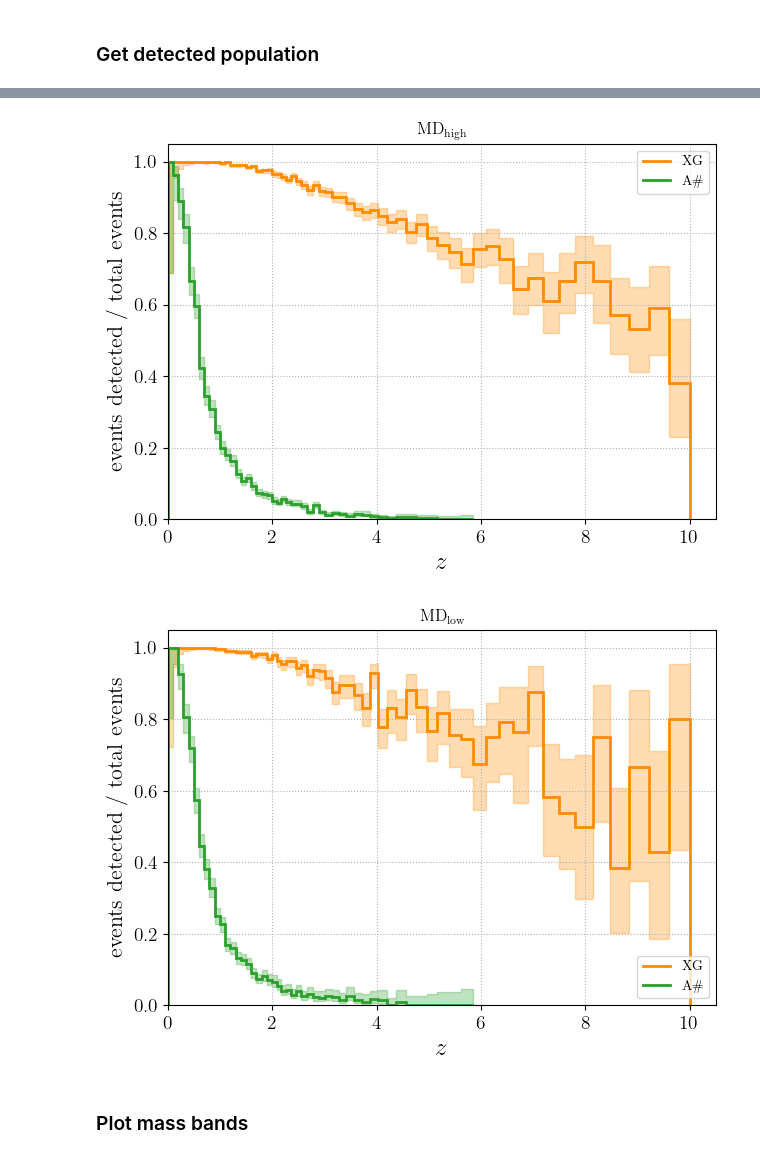
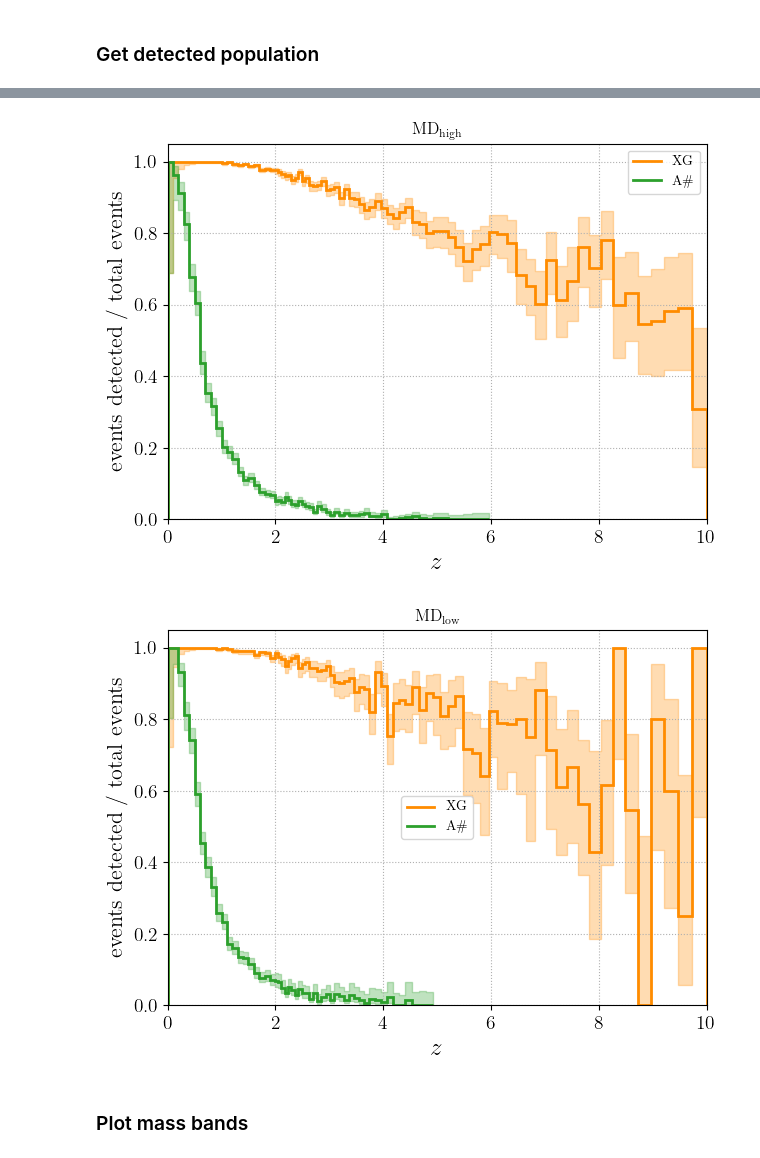
Before and after one commit to divyajyoti09/next_gen_detect, a Jupyter notebook: A-sharp_z_peak_mapping/Paper1_plots_extra.ipynb, the cells around one changed output, grey strips where cells are left out. Drawn from its saved outputs; the diff is of its cells as text; code cells hidden in the pictures.

```diff
--- a/A-sharp_z_peak_mapping/Paper1_plots_extra.ipynb
+++ b/A-sharp_z_peak_mapping/Paper1_plots_extra.ipynb
@@ -94,6 +103,7 @@ netws = {'A-Sharp':'LHI',
          'XG':'CE4020ET123'}
 plot_labels = {'CE4020ET123':'XG',
                'Asharp': 'A\#',
+               'O5c': 'O5c',
                'MD': 'MD',
                'MDhigh': 'MD\\textsubscript{high}',
                'MDlow': 'MD\\textsubscript{low}'}
@@ -246,6 +265,9 @@ def load_snrs(h5file, load_keys):
     return(pd.DataFrame(ret_dict))
 # %%
 input_pop_snrs = map_nested_dict(input_pop_files, load_snrs, ['redshift', 'mtotal'])
-input_pop_snrs['MD']['Asharp']['total']
+o5_snrs_file = os.path.join(project_dir, 'SNR_output_files_XPHM', 'BBH',
+                            'LHI_O5c_SNR_2_pop_PLP_spin_prec_fref_10_z_MD_zmax_10_lmrd_22_365_days_corrected_td_SNR_data.h5')
+input_pop_snrs['MD']['O5c'] = {'total':load_snrs(o5_snrs_file, ['redshift', 'mtotal'])}
+input_pop_snrs['MD']['O5c']['total']
 # %% [output]
 |  | SNR_H1 | SNR_I1 | SNR_L1 | SNR_network | mtotal | redshift |
@@ -421,6 +447,10 @@ def plot_efficiency_curve_Wilson(selected_data,
 ### Get detected population
 # %%
 for pop_type in input_pop_snrs.keys():
+    print('\n', pop_type)
     for netw in input_pop_snrs[pop_type].keys():
-        input_pop_snrs[pop_type][netw]['detected'] = get_detected_SNRs(input_pop_snrs[pop_type][netw]['total'], snr_type='opt')
+        print(netw)
+        input_pop_snrs[pop_type][netw]['detected'] = get_detected_SNRs(input_pop_snrs[pop_type][netw]['total'],
+                                                                       snr_type='opt',
+                                                                       method='network')
 # %% [output]
@@ -436,7 +479,7 @@ for pop_type in input_pop_snrs.keys():
     plt.figure()
     plt.hist(input_pop_snrs[pop_type]['CE4020ET123']['total']['redshift'], histtype=u'step',
              label=f"All ({len(input_pop_snrs[pop_type]['CE4020ET123']['total']['redshift'])})", bins=bins, linewidth=2, color='grey')
-    for netw, colr in zip(input_pop_snrs[pop_type].keys(), ['darkorange', 'tab:green']):
+    for netw, colr in zip(input_pop_snrs[pop_type].keys(), ['darkorange', 'tab:green', 'deeppink']):
         plt.hist(input_pop_snrs[pop_type][netw]['detected']['redshift'], histtype=u'step', color=colr,
                 label=f"{plot_labels[netw]} ({len(input_pop_snrs[pop_type][netw]['detected']['redshift'])})", bins=bins, linewidth=2)
     plt.legend()
@@ -446,5 +489,8 @@ for pop_type in input_pop_snrs.keys():
     plt.ylabel('Events / year', fontsize=16)
     plt.title(plot_labels[pop_type])
     plt.tight_layout()
-    plt.savefig(os.path.join(plot_dir, f'hist_z_events_detected_Asharp_XG_all_{pop_type}.png'), dpi=300)
+    if pop_type == 'MD':
+        plt.savefig(os.path.join(plot_dir, f'hist_z_events_detected_Asharp_XG_O5c_all_{pop_type}.png'), dpi=300)
+    else:
+        plt.savefig(os.path.join(plot_dir, f'hist_z_events_detected_Asharp_XG_all_{pop_type}.png'), dpi=300)
 # %% [output]
@@ -452,12 +498,14 @@ for pop_type in input_pop_snrs.keys():
 [figure]
 [figure]
 # %%
-full_bins = np.concatenate([np.arange(0,2,0.1), np.logspace(np.log10(2),1,40)])
-for pop_type in input_pop_snrs.keys():
+full_bins = np.concatenate([np.arange(0,2,0.1), np.logspace(np.log10(2),1,60)])
+for pop_type, Asharp_binlim in zip(input_pop_snrs.keys(), [5.5, 6, 5]):
     plt.figure()
-    for netw, colr in zip(input_pop_snrs[pop_type].keys(), ['darkorange', 'tab:green']):
+    for netw, colr in zip(input_pop_snrs[pop_type].keys(), ['darkorange', 'tab:green', 'deeppink']):
         if netw == 'Asharp':
-            bins = full_bins[full_bins<6]
+            bins = full_bins[full_bins<Asharp_binlim]
+        elif netw == 'O5c':
+            bins = full_bins[full_bins<2]
         else:
             bins = full_bins
         plot_efficiency_curve_Wilson(input_pop_snrs[pop_type][netw]['detected']['redshift'],
@@ -470,7 +518,11 @@ for pop_type in input_pop_snrs.keys():
     plt.tick_params(axis='both', labelsize=14)
     plt.grid(ls=':')
     plt.title(plot_labels[pop_type])
+    plt.xlim(0,10)
     plt.legend()
     plt.tight_layout()
-    #plt.savefig(os.path.join(plot_dir, f'efficiency_curve_Asharp_XG_{pop_type}.png'), dpi=300)
+    if pop_type == 'MD':
+        plt.savefig(os.path.join(plot_dir, f'efficiency_curve_Asharp_XG_O5c_{pop_type}.png'), dpi=300)
+    else:
+        plt.savefig(os.path.join(plot_dir, f'efficiency_curve_Asharp_XG_{pop_type}.png'), dpi=300)
 # %% [output]
@@ -478,5 +530,5 @@ for pop_type in input_pop_snrs.keys():
-[figure, old version]
+[figure, new version]
-[figure, old version]
+[figure, new version]
 # %% [markdown]
 ### Plot mass bands
 # %%
```
Also changed, not shown: parts of 33 cells of this notebook, 2 other files.
